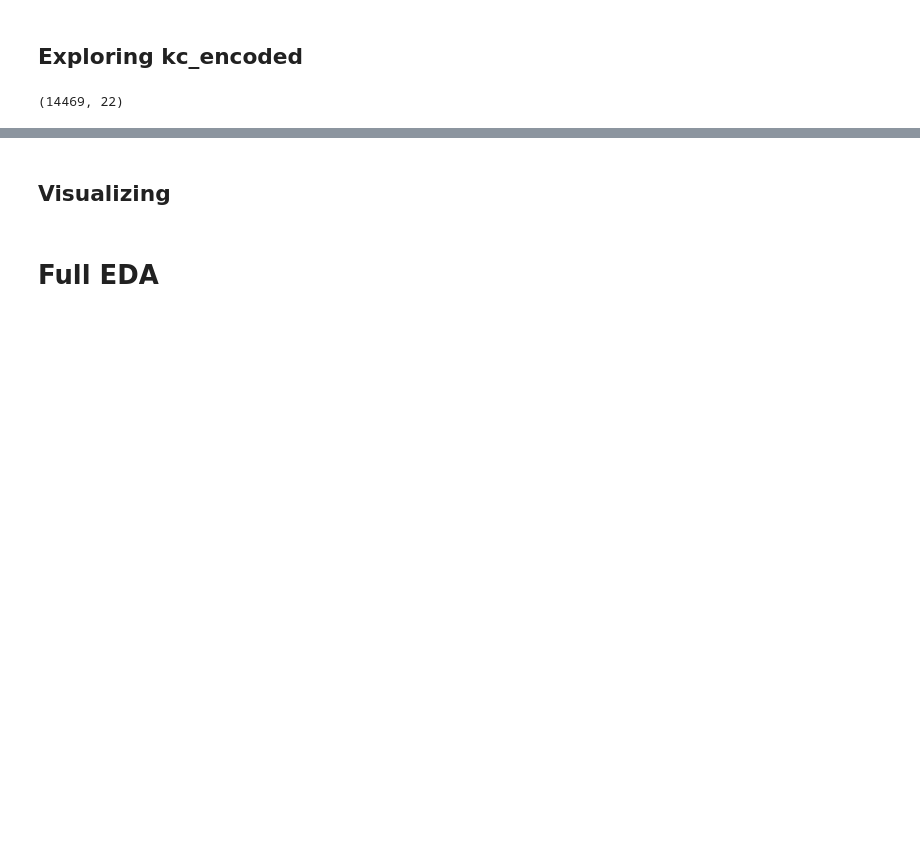
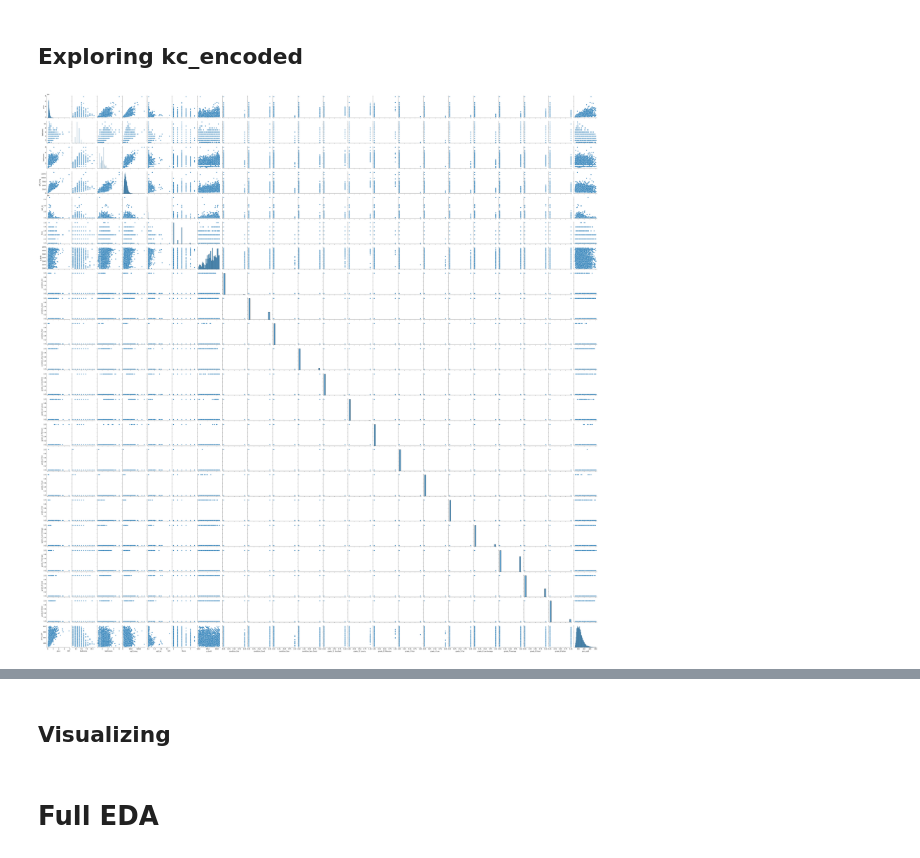
Before and after one commit to ThomasHChapman/P2-SeattleHousing, a Jupyter notebook: working_notebooks/tom_working.ipynb, the cells around one changed output, grey strips where cells are left out. Drawn from its saved outputs; the diff is of its cells as text; code cells hidden in the pictures; blank space fills up the shorter version.

```diff
--- a/working_notebooks/tom_working.ipynb
+++ b/working_notebooks/tom_working.ipynb
@@ -183,9 +223,3 @@ y = kc_encoded['price_sqft']
 # Train / Test split
 X_train, X_test, y_train, y_test = train_test_split(
     X, y, test_size=0.33, random_state=42)
-# %%
-# Train df so we can see X vs Y in training data.
-train_df = pd.concat([X_train, y_train], axis=1)
-train_df.shape
-# %% [output]
-(14469, 22)
@@ -191,0 +228,5 @@ train_df.shape
+# %%
+sns.pairplot(train_df)
+plt.show()
+# %% [output]
+[figure, added]
```
Also changed, not shown: parts of 35 cells of this notebook.
